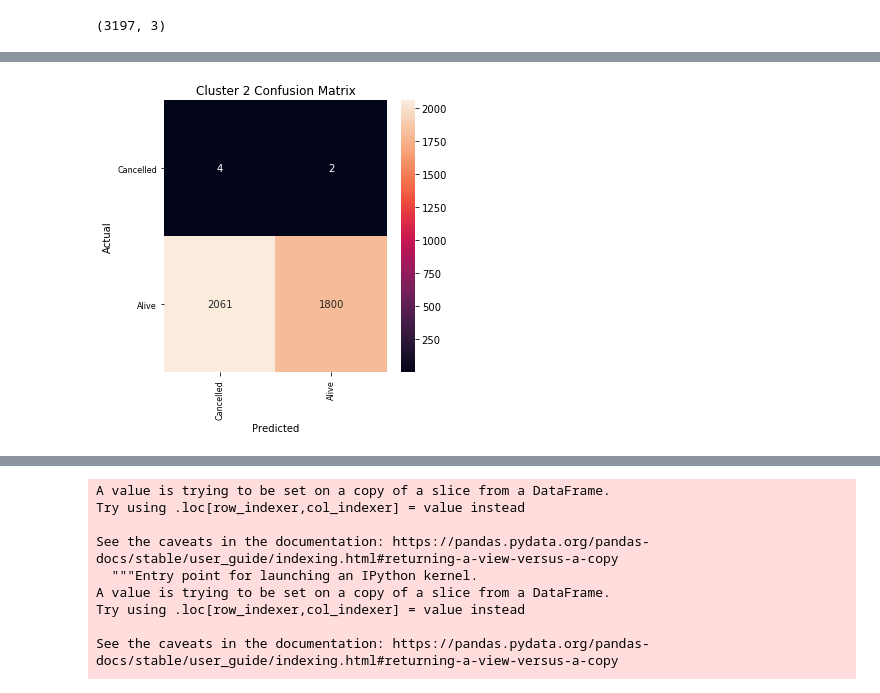
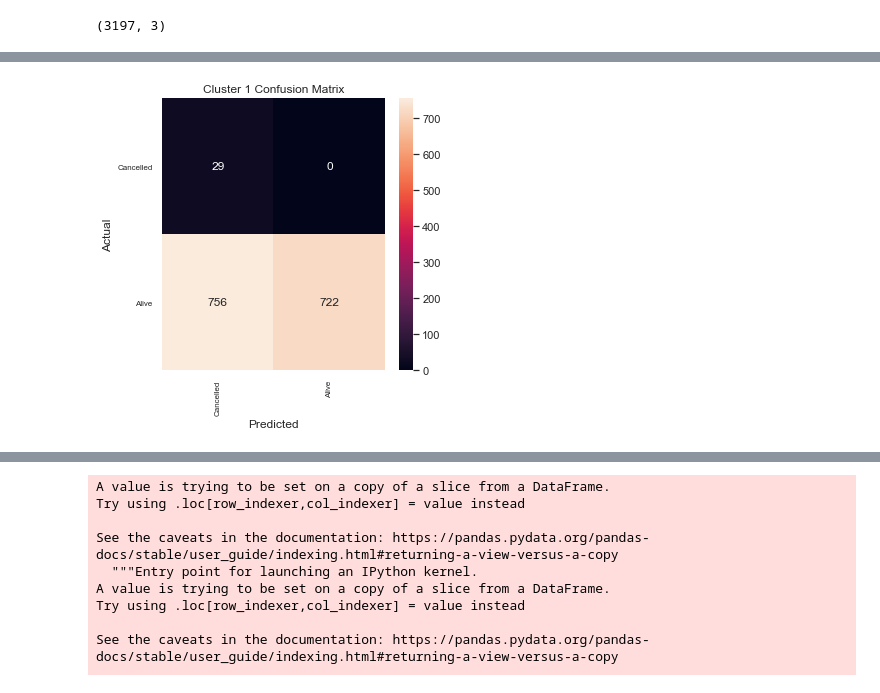
Before and after one commit to AmatyaRakshasa/TDICapstone, a Jupyter notebook: Main Capstone Testing-checkpoint.ipynb, the cells around one changed output, grey strips where cells are left out. Cells and saved outputs as stored; diff of their text form; code cells hidden in the pictures.

```diff
--- a/Main Capstone Testing-checkpoint.ipynb
+++ b/Main Capstone Testing-checkpoint.ipynb
@@ -1757,0 +2479,7 @@ unique_patterns_c2
+# %%
+in_first = set(unique_patterns_c2)
+in_second = set(unique_patterns_test_c2)
+
+in_second_but_not_in_first = in_second - in_first
+
+unique_patterns_c2_f = unique_patterns_c2+ list(in_second_but_not_in_first)
@@ -1796,8 +2544,8 @@ def build_transition_grid(compressed_grid, unique_patterns):
     grid_Df = grid_Df / grid_Df.sum(1)
     return (grid_Df)
 # %%
-grid_pos_c2 = build_transition_grid(compressed_set_pos_c2, unique_patterns_c2)
-grid_neg_c2 = build_transition_grid(compressed_set_neg_c2, unique_patterns_c2)
+grid_pos_c2 = build_transition_grid(compressed_set_pos_c2, unique_patterns_c2_f)
+grid_neg_c2 = build_transition_grid(compressed_set_neg_c2, unique_patterns_c2_f)
 # %%
 grid_pos_c2
 # %% [output]
@@ -1823,2 +2571,3 @@ grid_pos_c2
 # %%
 grid_neg_c2 = grid_neg_c2.fillna(0)
+grid_pos_c2 = grid_pos_c2.fillna(0)
@@ -2004,7 +2774,7 @@ len(unique_patterns_c1)
 # %%
 # create two data sets - won/not won
-compressed_set_pos_c1 = compressed_set_c1[compressed_set_c1['new status 4']==1][['ID', 'Event_Pattern']]
+compressed_set_pos_c1 = compressed_set_c1[compressed_set_c1['new status 4']==1][['level_0', 'Event_Pattern']]
 print(compressed_set_pos_c1.shape)
-compressed_set_neg_c1 = compressed_set_c1[compressed_set_c1['new status 4']==0][['ID', 'Event_Pattern']]
+compressed_set_neg_c1 = compressed_set_c1[compressed_set_c1['new status 4']==0][['level_0', 'Event_Pattern']]
 print(compressed_set_neg_c1.shape)
 # %% [output]
@@ -2136,17 +2913,17 @@ Accuracy: 46.65 %
 # %%
 import seaborn as sns
 cm = confusion_matrix(actual, [1 if p > 0 else 0 for p in predicted])
 fig, ax = plt.subplots(figsize=(5, 5))
 sns.heatmap(cm, annot=True, ax = ax, fmt='g')
 
-ax.set_title('Cluster 2 Confusion Matrix')
+ax.set_title('Cluster 1 Confusion Matrix')
 ax.set_xlabel('Predicted')
 ax.set_ylabel('Actual')
 
 ax.xaxis.set_ticklabels(['Cancelled','Alive'])
 ax.yaxis.set_ticklabels(['Cancelled','Alive'])
 ax.set_yticklabels(ax.get_yticklabels(), rotation = 0, fontsize = 8)
 ax.set_xticklabels(ax.get_xticklabels(), rotation = 90, fontsize = 8)
 plt.show()
 # %% [output]
-[figure, old version]
+[figure, new version]
```
Also changed, not shown: parts of 154 cells of this notebook.
